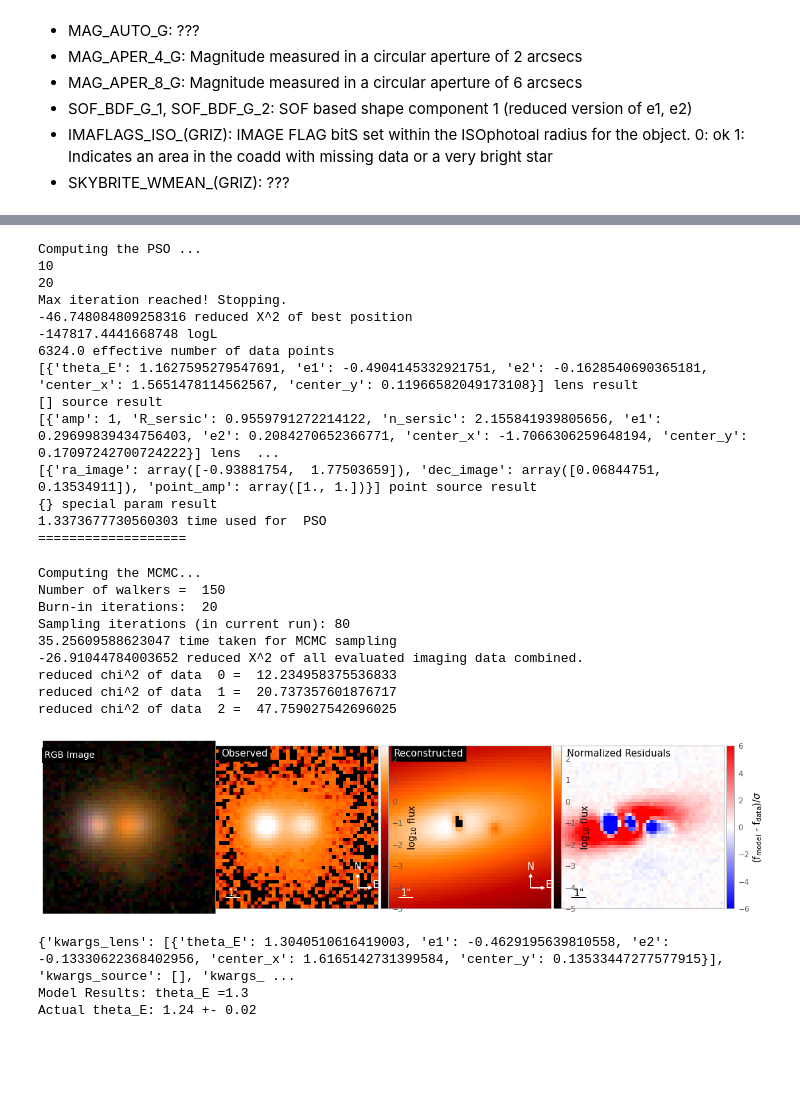
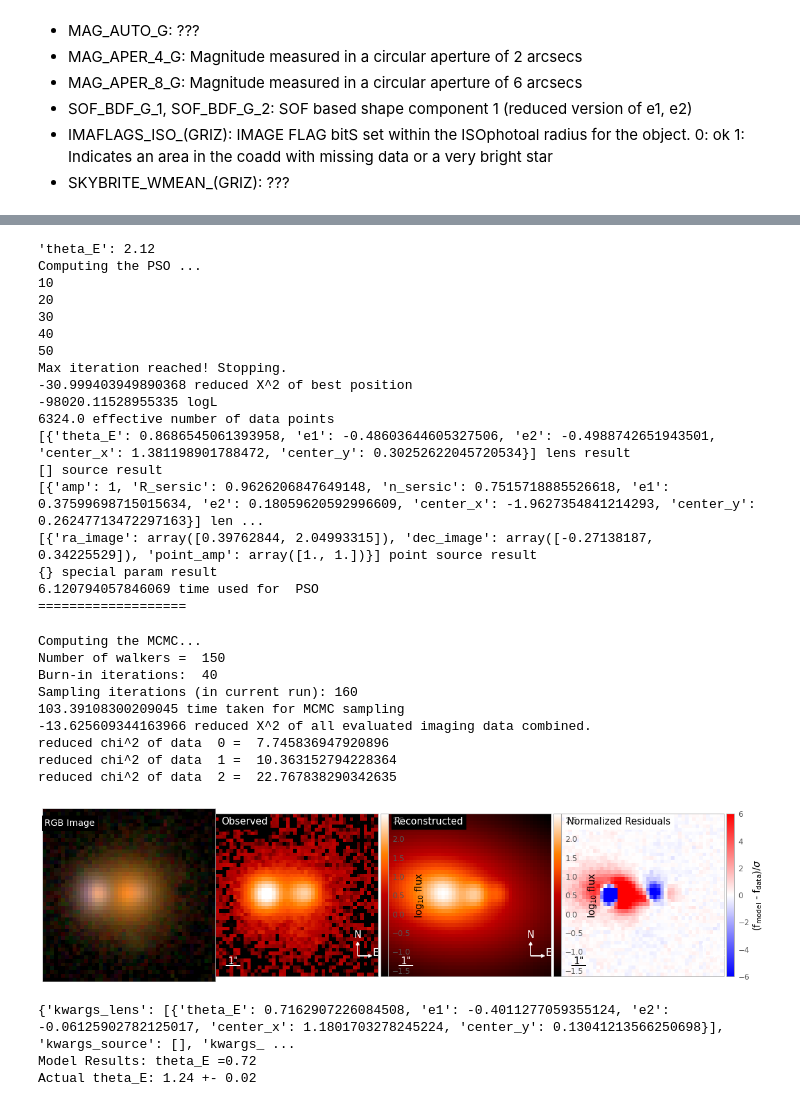
Before and after one commit to gilliancartwright/Lens-Modeling-DeepZipper-Candidates, a Jupyter notebook: Lens Modeling/Modeling_Quasars.ipynb, the cells around one changed output, grey strips where cells are left out. Cells and saved outputs as stored; diff of their text form; code cells hidden in the pictures; blank space fills up the shorter version.

Commit message:
Added function to estimate theta_E for initial guess based on image positions

```diff
--- a/Lens Modeling/Modeling_Quasars.ipynb
+++ b/Lens Modeling/Modeling_Quasars.ipynb
@@ -373,8 +366,8 @@ def model(coadd_id, kwargs_lens_initial, kwargs_lens_light_initial, #kwargs_sour
     ## Fitting
     fitting_seq = FittingSequence(kwargs_data_joint, kwargs_model, kwargs_constraints, kwargs_likelihood, kwargs_params)
 
-    fitting_kwargs_list = [['PSO', {'sigma_scale': 1., 'n_particles': 20, 'n_iterations': 20}],
-                           ['MCMC', {'n_burn': 20, 'n_run': 60, 'walkerRatio': 10, 'sigma_scale': .1}]]
+    fitting_kwargs_list = [['PSO', {'sigma_scale': 1., 'n_particles': 50, 'n_iterations': 50}],
+                           ['MCMC', {'n_burn': 40, 'n_run': 120, 'walkerRatio': 10, 'sigma_scale': .1}]]
 
     chain_list = fitting_seq.fit_sequence(fitting_kwargs_list)
     kwargs_result = fitting_seq.best_fit()
@@ -637,54 +611,56 @@ Model Results: theta_E =1.47
 Actual theta_E: 1.44 +- 0.02
 # %%
 # coadd_id = 1025921566
-# lens position
 center_x=1.5
 center_y=0.2
 
-# image positions
 x_images = [-0.3,2.0]
 y_images = [-0.2,0.1]
 
-# initial guesses for params
-kwargs_lens_initial = {'theta_E': 1, 'e1': 0., 'e2': 0, 'center_x': center_x, 'center_y': center_y}
+theta_E=approx_theta_E(center_x, center_y, x_images, y_images)
+kwargs_lens_initial = {'theta_E': theta_E, 'e1': 0., 'e2': 0, 'center_x': center_x, 'center_y': center_y}
 kwargs_lens_light_initial= {'R_sersic': 1, 'n_sersic': 2, 'e1': 0, 'e2': 0, 'center_x': center_x, 'center_y': center_y}
-
 
 # run model
 model(coadd_id = 1212441684,
       kwargs_lens_initial = kwargs_lens_initial,
       kwargs_lens_light_initial = kwargs_lens_light_initial,
       x_images = x_images, y_images = y_images,
       image_amps_g=image_amps_g, image_amps_r=image_amps_r, image_amps_i=image_amps_i,
       mask_list= None)
+
 print('Actual theta_E: 1.24 +- 0.02')
 # %% [output]
+'theta_E': 2.12
 Computing the PSO ...
 10
 20
+30
+40
+50
 Max iteration reached! Stopping.
--46.748084809258316 reduced X^2 of best position
--147817.4441668748 logL
+-30.999403949890368 reduced X^2 of best position
+-98020.11528955335 logL
 6324.0 effective number of data points
-[{'theta_E': 1.1627595279547691, 'e1': -0.4904145332921751, 'e2': -0.1628540690365181, 'center_x': 1.5651478114562567, 'center_y': 0.11966582049173108}] lens result
+[{'theta_E': 0.8686545061393958, 'e1': -0.48603644605327506, 'e2': -0.4988742651943501, 'center_x': 1.381198901788472, 'center_y': 0.30252622045720534}] lens result
 [] source result
-[{'amp': 1, 'R_sersic': 0.9559791272214122, 'n_sersic': 2.155841939805656, 'e1': 0.29699839434756403, 'e2': 0.2084270652366771, 'center_x': -1.7066306259648194, 'center_y': 0.17097242700724222}] lens  ...
-[{'ra_image': array([-0.93881754,  1.77503659]), 'dec_image': array([0.06844751, 0.13534911]), 'point_amp': array([1., 1.])}] point source result
+[{'amp': 1, 'R_sersic': 0.9626206847649148, 'n_sersic': 0.7515718885526618, 'e1': 0.37599698715015634, 'e2': 0.18059620592996609, 'center_x': -1.9627354841214293, 'center_y': 0.26247713472297163}] len ...
+[{'ra_image': array([0.39762844, 2.04993315]), 'dec_image': array([-0.27138187,  0.34225529]), 'point_amp': array([1., 1.])}] point source result
 {} special param result
-1.3373677730560303 time used for  PSO
+6.120794057846069 time used for  PSO
 ===================
 Computing the MCMC...
 Number of walkers =  150
-Burn-in iterations:  20
-Sampling iterations (in current run): 80
-35.25609588623047 time taken for MCMC sampling
--26.91044784003652 reduced X^2 of all evaluated imaging data combined.
-reduced chi^2 of data  0 =  12.234958375536833
-reduced chi^2 of data  1 =  20.737357601876717
-reduced chi^2 of data  2 =  47.759027542696025
+Burn-in iterations:  40
+Sampling iterations (in current run): 160
+103.39108300209045 time taken for MCMC sampling
+-13.625609344163966 reduced X^2 of all evaluated imaging data combined.
+reduced chi^2 of data  0 =  7.745836947920896
+reduced chi^2 of data  1 =  10.363152794228364
+reduced chi^2 of data  2 =  22.767838290342635
-[figure, old version]
+[figure, new version]
-{'kwargs_lens': [{'theta_E': 1.3040510616419003, 'e1': -0.4629195639810558, 'e2': -0.13330622368402956, 'center_x': 1.6165142731399584, 'center_y': 0.13533447277577915}], 'kwargs_source': [], 'kwargs_ ...
-Model Results: theta_E =1.3
+{'kwargs_lens': [{'theta_E': 0.7162907226084508, 'e1': -0.4011277059355124, 'e2': -0.06125902782125017, 'center_x': 1.1801703278245224, 'center_y': 0.13041213566250698}], 'kwargs_source': [], 'kwargs_ ...
+Model Results: theta_E =0.72
 Actual theta_E: 1.24 +- 0.02
 # %%
 # coadd_id = 1112574265
```
Also changed, not shown: parts of 11 cells of this notebook.
